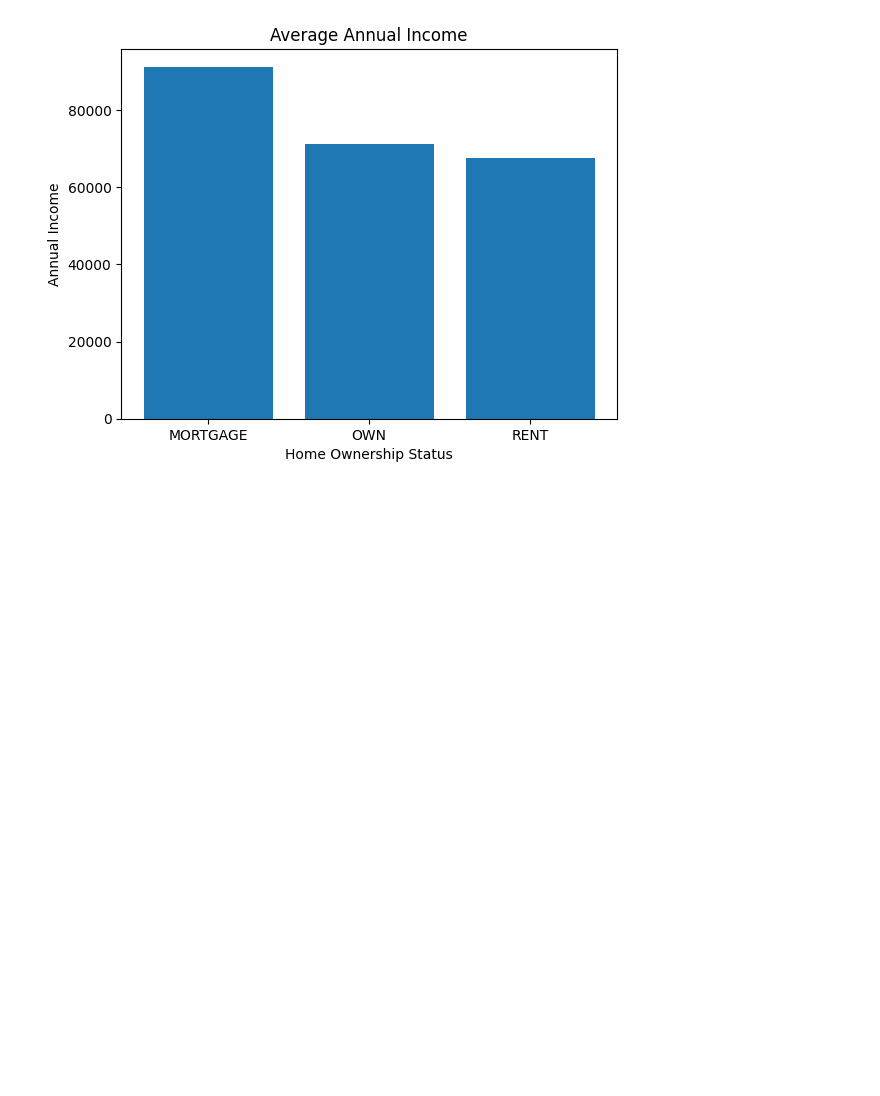
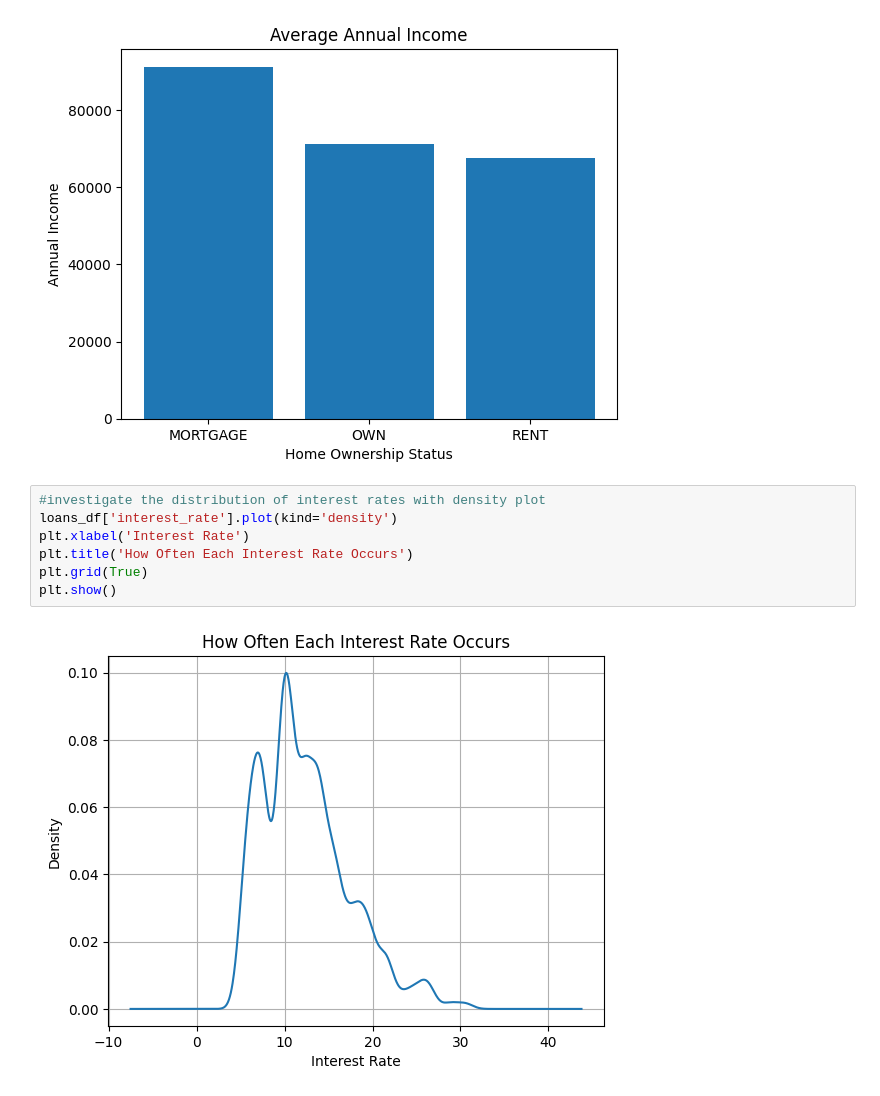
Before and after one commit to oliviaguo1234/lendingclub_loans, a Jupyter notebook: OliviaGuo_loans.ipynb, the cells around one changed output. Drawn from its saved outputs; the diff is of its cells as text; blank space fills up the shorter version.

```diff
--- a/OliviaGuo_loans.ipynb
+++ b/OliviaGuo_loans.ipynb
@@ -262,3 +262,12 @@ plt.title('Average Annual Income')
 plt.show()
 # %% [output]
 [figure]
+# %%
+#investigate the distribution of interest rates with density plot
+loans_df['interest_rate'].plot(kind='density')
+plt.xlabel('Interest Rate')
+plt.title('How Often Each Interest Rate Occurs')
+plt.grid(True)
+plt.show()
+# %% [output]
+[figure, added]
```
Also changed, not shown: parts of 4 cells of this notebook.
